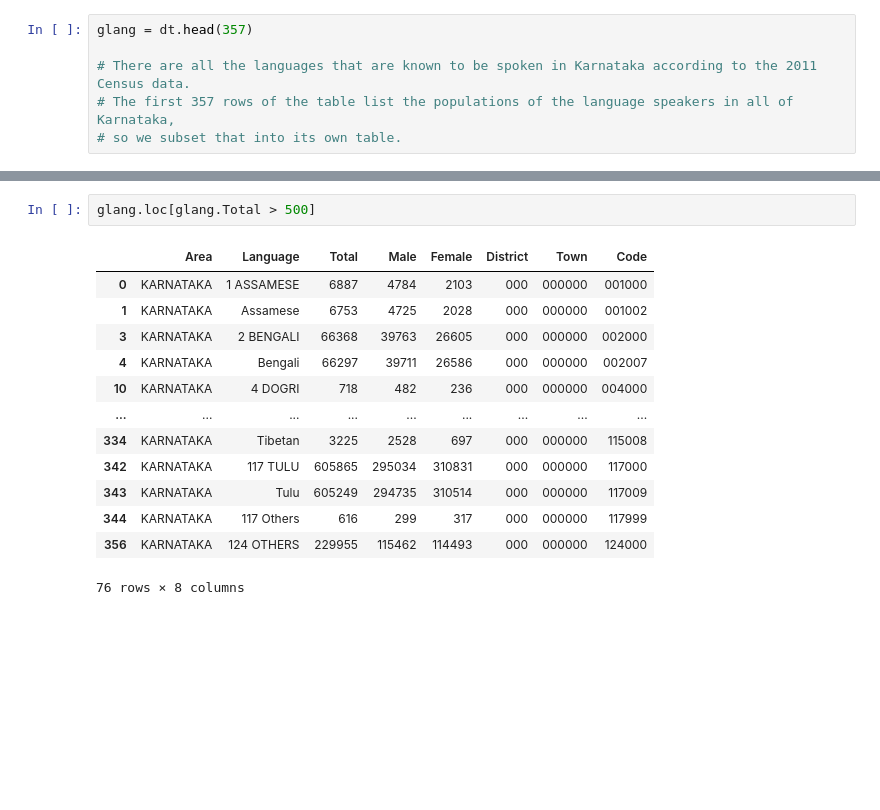
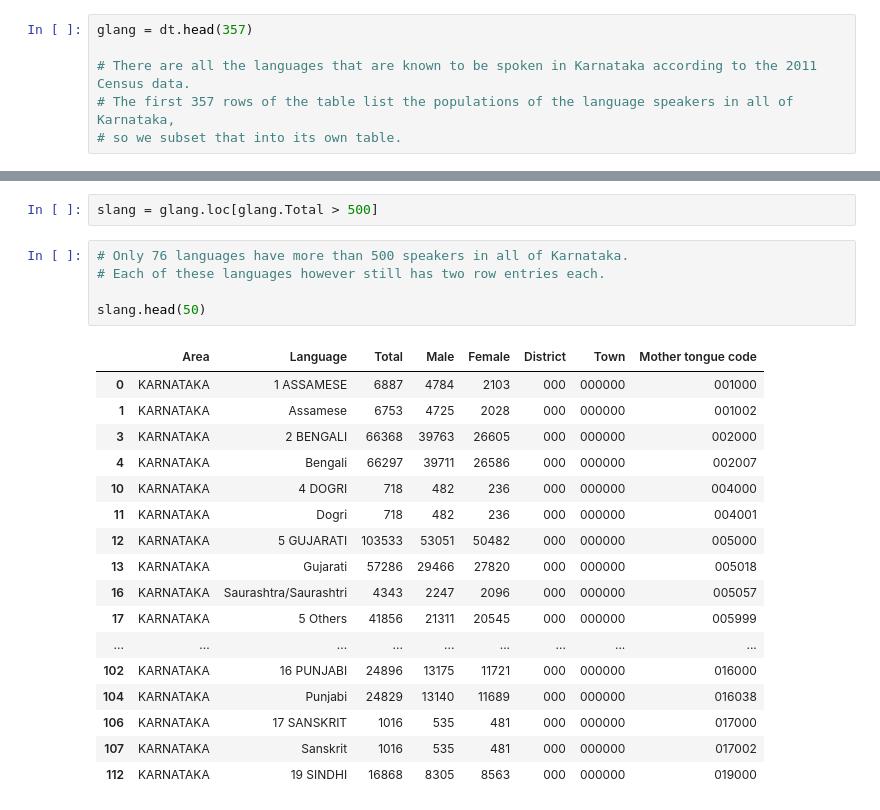
Before and after one commit to tam0w/language-eda, a Jupyter notebook: karnataka.ipynb, the cells around one changed output, grey strips where cells are left out. Drawn from its saved outputs; the diff is of its cells as text; blank space fills up the shorter version.

```diff
--- a/karnataka.ipynb
+++ b/karnataka.ipynb
@@ -163,18 +163,27 @@ glang
 | 356 | KARNATAKA | 124 OTHERS | 229955 | 115462 | 114493 | 000 | 000000 | 124000 |
 357 rows × 8 columns
 # %%
-glang.loc[glang.Total > 500]
+slang = glang.loc[glang.Total > 500]
-# %% [output]
-|  | Area | Language | Total | Male | Female | District | Town | Code |
-| 0 | KARNATAKA | 1 ASSAMESE | 6887 | 4784 | 2103 | 000 | 000000 | 001000 |
-| 1 | KARNATAKA | Assamese | 6753 | 4725 | 2028 | 000 | 000000 | 001002 |
-| 3 | KARNATAKA | 2 BENGALI | 66368 | 39763 | 26605 | 000 | 000000 | 002000 |
-| 4 | KARNATAKA | Bengali | 66297 | 39711 | 26586 | 000 | 000000 | 002007 |
-| 10 | KARNATAKA | 4 DOGRI | 718 | 482 | 236 | 000 | 000000 | 004000 |
-| ... | ... | ... | ... | ... | ... | ... | ... | ... |
-| 334 | KARNATAKA | Tibetan | 3225 | 2528 | 697 | 000 | 000000 | 115008 |
-| 342 | KARNATAKA | 117 TULU | 605865 | 295034 | 310831 | 000 | 000000 | 117000 |
-| 343 | KARNATAKA | Tulu | 605249 | 294735 | 310514 | 000 | 000000 | 117009 |
-| 344 | KARNATAKA | 117 Others | 616 | 299 | 317 | 000 | 000000 | 117999 |
-| 356 | KARNATAKA | 124 OTHERS | 229955 | 115462 | 114493 | 000 | 000000 | 124000 |
-76 rows × 8 columns
+# %%
+# Only 76 languages have more than 500 speakers in all of Karnataka.
+# Each of these languages however still has two row entries each.
+
+slang.head(50)
+# %% [output]
+|  | Area | Language | Total | Male | Female | District | Town | Mother tongue code |
+| 0 | KARNATAKA | 1 ASSAMESE | 6887 | 4784 | 2103 | 000 | 000000 | 001000 |
+| 1 | KARNATAKA | Assamese | 6753 | 4725 | 2028 | 000 | 000000 | 001002 |
+| 3 | KARNATAKA | 2 BENGALI | 66368 | 39763 | 26605 | 000 | 000000 | 002000 |
+| 4 | KARNATAKA | Bengali | 66297 | 39711 | 26586 | 000 | 000000 | 002007 |
+| 10 | KARNATAKA | 4 DOGRI | 718 | 482 | 236 | 000 | 000000 | 004000 |
+| 11 | KARNATAKA | Dogri | 718 | 482 | 236 | 000 | 000000 | 004001 |
+| 12 | KARNATAKA | 5 GUJARATI | 103533 | 53051 | 50482 | 000 | 000000 | 005000 |
+| 13 | KARNATAKA | Gujarati | 57286 | 29466 | 27820 | 000 | 000000 | 005018 |
+| 16 | KARNATAKA | Saurashtra/Saurashtri | 4343 | 2247 | 2096 | 000 | 000000 | 005057 |
+| 17 | KARNATAKA | 5 Others | 41856 | 21311 | 20545 | 000 | 000000 | 005999 |
+| ... | ... | ... | ... | ... | ... | ... | ... | ... |
+| 102 | KARNATAKA | 16 PUNJABI | 24896 | 13175 | 11721 | 000 | 000000 | 016000 |
+| 104 | KARNATAKA | Punjabi | 24829 | 13140 | 11689 | 000 | 000000 | 016038 |
+| 106 | KARNATAKA | 17 SANSKRIT | 1016 | 535 | 481 | 000 | 000000 | 017000 |
+| 107 | KARNATAKA | Sanskrit | 1016 | 535 | 481 | 000 | 000000 | 017002 |
+| 112 | KARNATAKA | 19 SINDHI | 16868 | 8305 | 8563 | 000 | 000000 | 019000 |
```
Also changed, not shown: parts of 9 cells of this notebook.
